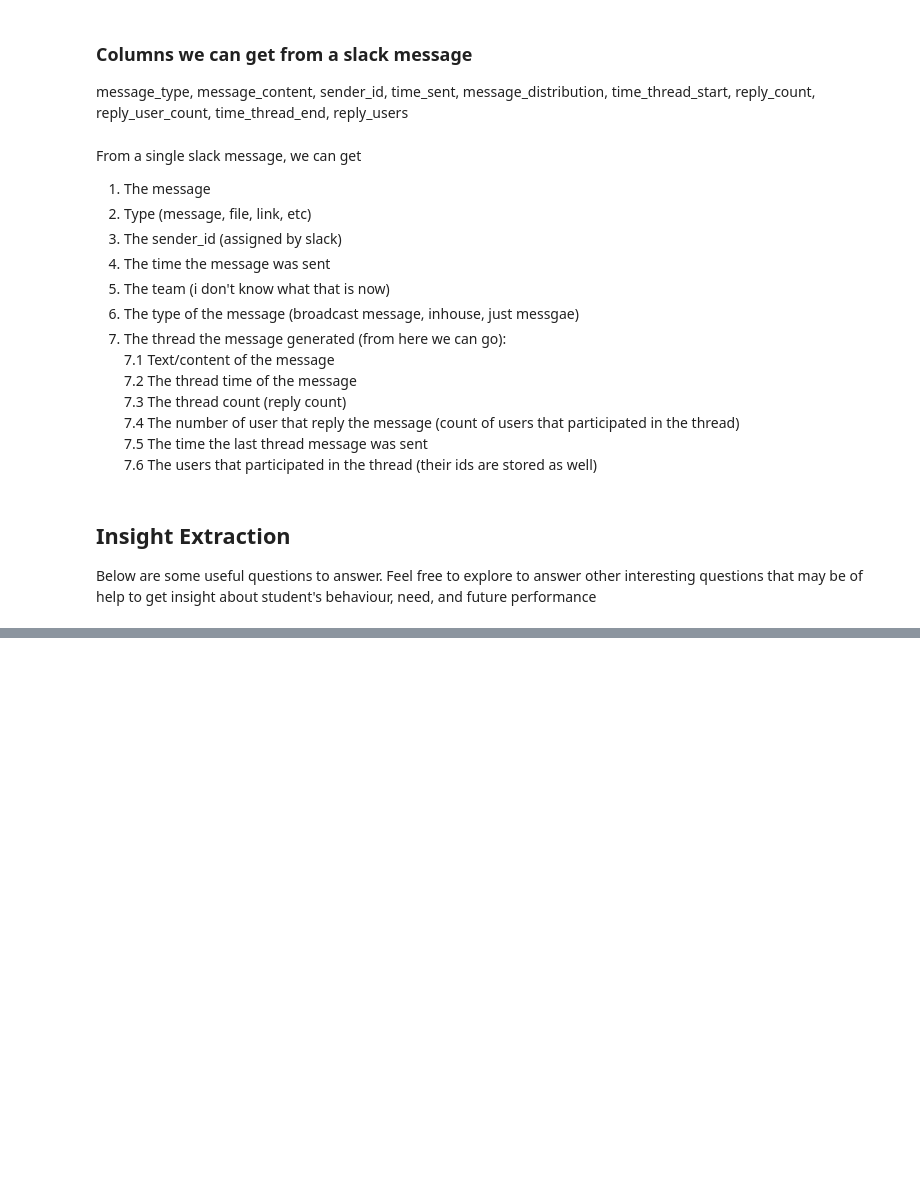
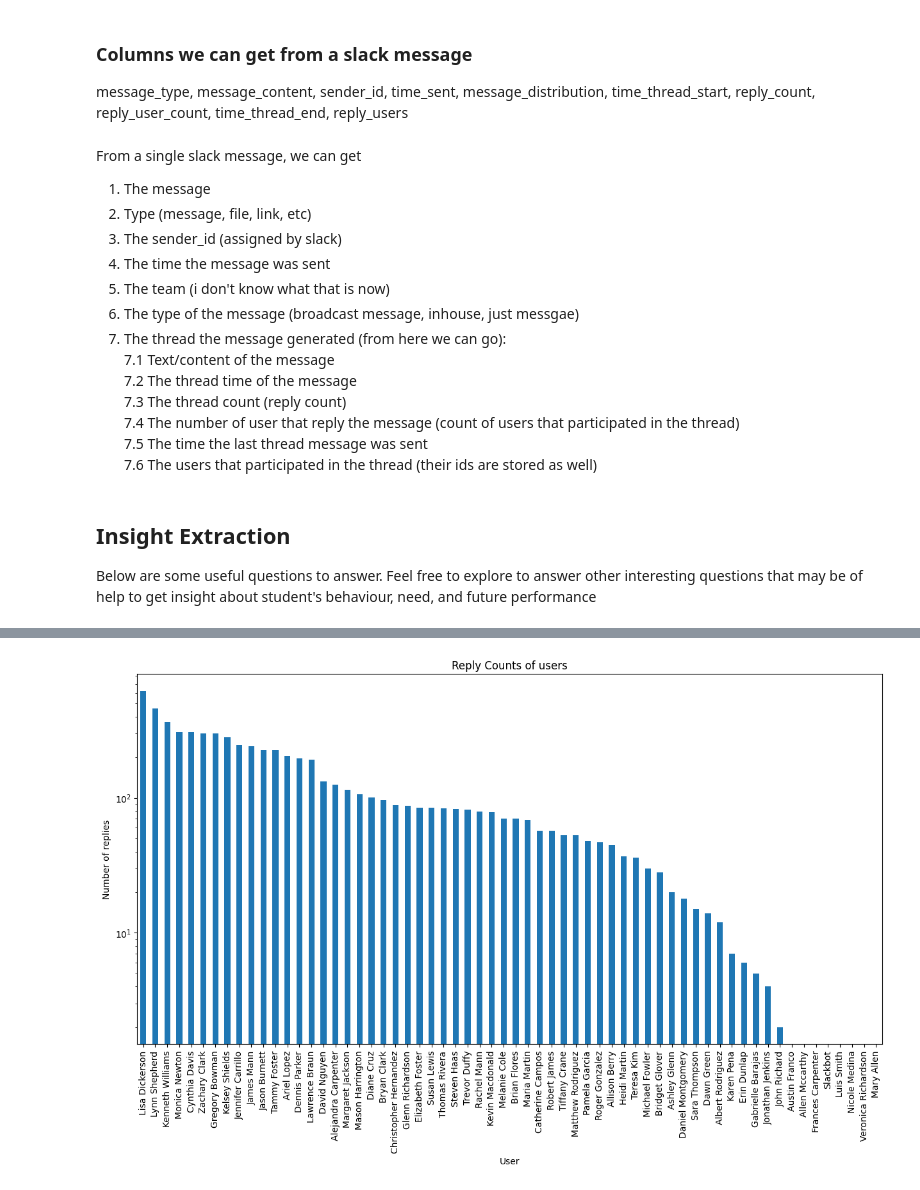
Before and after one commit to Azizadx/nasrallah-week0_10academy, a Jupyter notebook: notebooks/parse_slack_data.ipynb, the cells around one changed output, grey strips where cells are left out. Drawn from its saved outputs; the diff is of its cells as text; code cells hidden in the pictures; blank space fills up the shorter version.

Commit message:
feat:EDA for reply count is finally fixed

```diff
--- a/notebooks/parse_slack_data.ipynb
+++ b/notebooks/parse_slack_data.ipynb
@@ -62,17 +53,20 @@ def slack_parser(path_channel):
         6. reset the index and return dataframe
     """
 
+    # specify path to get json files
     combined = []
     for json_file in glob.glob(f"{path_channel}*.json"):
         with open(json_file, 'r', encoding="utf8") as slack_data:
-            data = json.load(slack_data)
+            data=json.load(slack_data)
             combined.append(data)
 
-        # loop through all json files and extract required informations
+    # loop through all json files and extract required informations
     dflist = []
     for slack_data in combined:
+
         msg_type, msg_content, sender_id, time_msg, msg_dist, time_thread_st, reply_users, \
         reply_count, reply_users_count, tm_thread_end = [],[],[],[],[],[],[],[],[],[]
+
         for row in slack_data:
             if 'bot_id' in row.keys():
                 continue
@@ -82,11 +76,7 @@ def slack_parser(path_channel):
                 if 'user_profile' in row.keys(): sender_id.append(row['user_profile']['real_name'])
                 else: sender_id.append('Not provided')
                 time_msg.append(row['ts'])
-                if 'blocks' in row.keys() and row['blocks'] is not None and len(row['blocks']) > 0 \
-                                          and 'elements' in row['blocks'][0].keys() and row['blocks'][0]['elements'] is not None \
-                                          and len(row['blocks'][0]['elements']) > 0 and 'elements' in row['blocks'][0]['elements'][0].keys() \
-                                          and row['blocks'][0]['elements'][0]['elements'] is not None \
-                                          and len(row['blocks'][0]['elements'][0]['elements']) > 0:
+                if 'blocks' in row.keys() and row['blocks'] is not None and len(row['blocks'][0]['elements'][0]['elements']) != 0:
                     msg_dist.append(row['blocks'][0]['elements'][0]['elements'][0]['type'])
                 else: msg_dist.append('reshared')
                 if 'thread_ts' in row.keys():
@@ -111,9 +101,11 @@ def slack_parser(path_channel):
         df = pd.DataFrame(data=data, columns=columns)
         df = df[df['sender_name'] != 'Not provided']
         dflist.append(df)
+
     dfall = pd.concat(dflist, ignore_index=True)
-    dfall['channel'] = path_channel.split('/')[-2].split('.')[0]
+    dfall['channel'] = path_channel.split('/')[-1].split('.')[0]
     dfall = dfall.reset_index(drop=True)
+
     return dfall
 
     # return dfall
@@ -334,0 +330,13 @@ Below are some useful questions to answer. Feel free to explore to answer other
+# %%
+def create_dataframe() -> pd.DataFrame:
+    DIR = '../anonymized/'
+    sl = SlackDataLoader(DIR)
+    data_frames = [
+        slack_parser(DIR + channel['name'] + '/')
+        for channel in sl.get_channels()
+    ]
+    all_data = pd.concat(data_frames, ignore_index=True)
+    return all_data
+# %%
+dframe = create_dataframe()
+dframe
@@ -334,0 +357,15 @@ Below are some useful questions to answer. Feel free to explore to answer other
+# %%
+# plot users from top to bottom based on replay count
+def plot_highest_replies_per_user(data: pd.DataFrame):
+    grouped_df = data.groupby('sender_name')['reply_count'].sum()
+    grouped_df = grouped_df.sort_values(ascending=False)
+    grouped_df.plot(kind='bar', figsize=(15, 7.5))
+    plt.yscale('log')
+    plt.title('Reply Counts of users')
+    plt.xlabel('User')
+    plt.ylabel('Number of replies')
+    plt.show()
+# %%
+plot_highest_replies_per_user(dframe)
+# %% [output]
+[figure, added]
```
Also changed, not shown: parts of 16 cells of this notebook, 3 other files.
